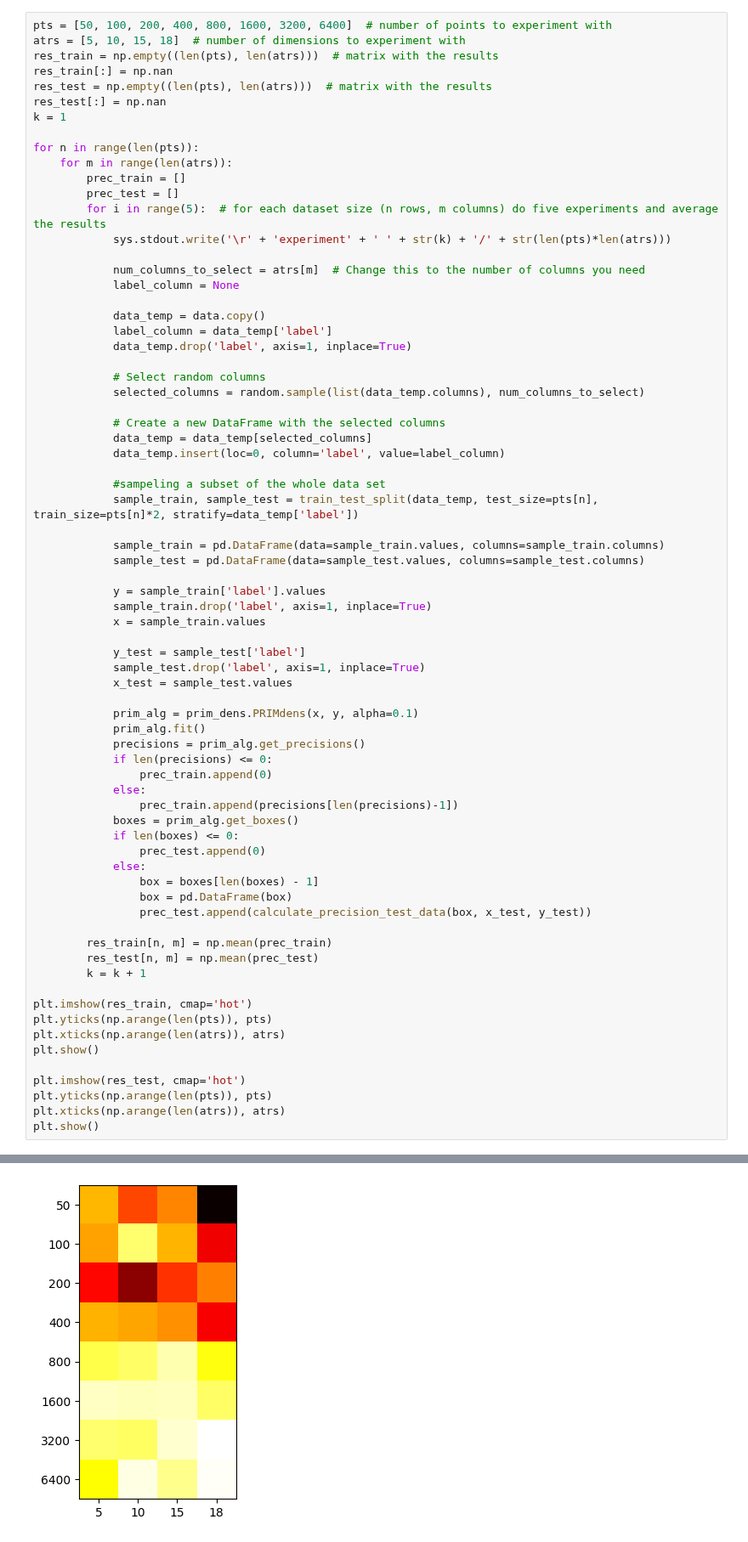
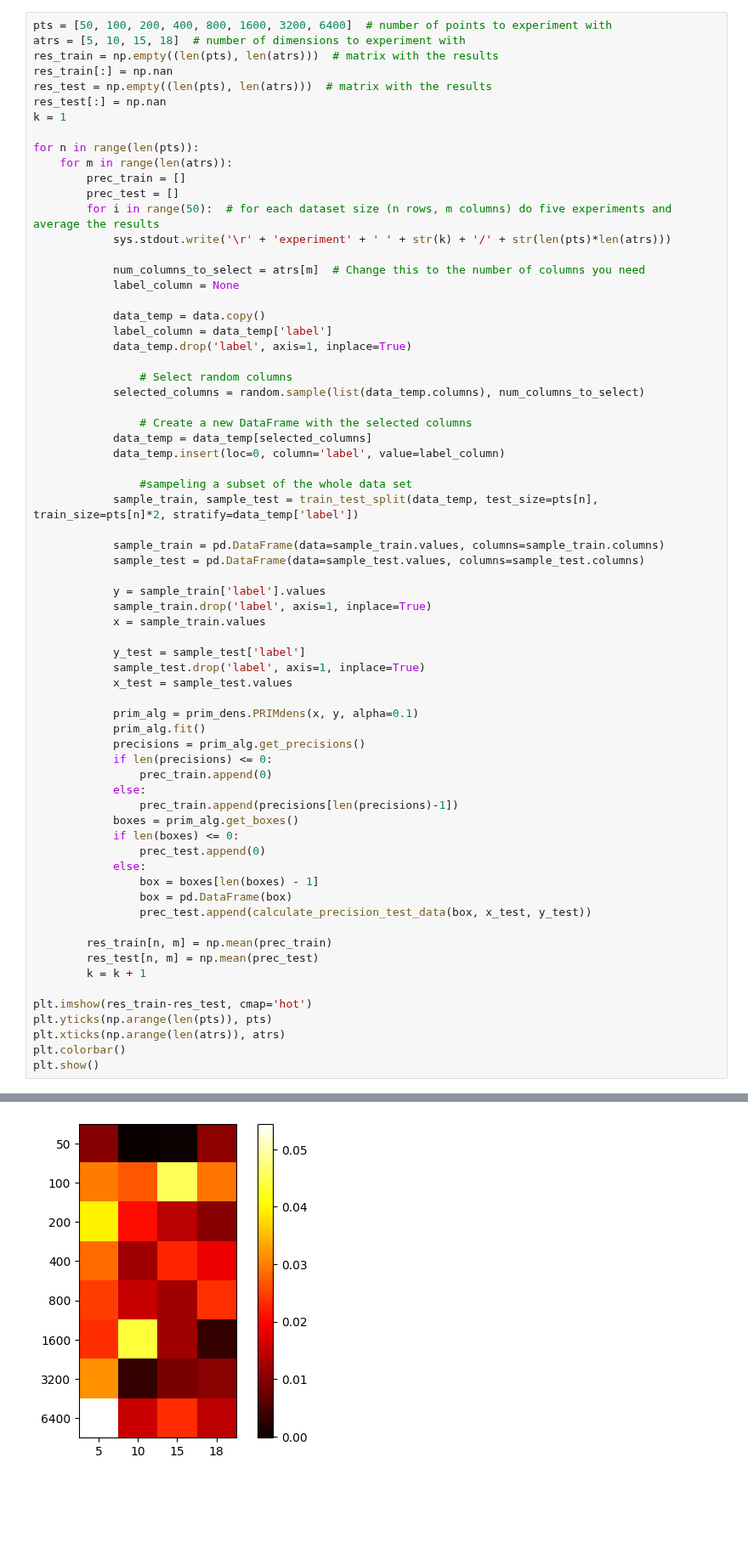
Before and after one commit to inagege/ImprovingSubgroupDiscovery, a Jupyter notebook: PRIM_Performance_Analyzing/PRIM_Baseline.ipynb, the cells around one changed output, grey strips where cells are left out. Shown at 85% size. Cells and saved outputs as stored; diff of their text form; blank space fills up the shorter version.

```diff
--- a/PRIM_Performance_Analyzing/PRIM_Baseline.ipynb
+++ b/PRIM_Performance_Analyzing/PRIM_Baseline.ipynb
@@ -172,7 +254,7 @@ for n in range(len(pts)):
     for m in range(len(atrs)):
         prec_train = []
         prec_test = []
-        for i in range(5):  # for each dataset size (n rows, m columns) do five experiments and average the results
+        for i in range(50):  # for each dataset size (n rows, m columns) do five experiments and average the results
             sys.stdout.write('\r' + 'experiment' + ' ' + str(k) + '/' + str(len(pts)*len(atrs)))
 
             num_columns_to_select = atrs[m]  # Change this to the number of columns you need
@@ -182,14 +264,14 @@ for n in range(len(pts)):
             label_column = data_temp['label']
             data_temp.drop('label', axis=1, inplace=True)
 
-            # Select random columns
+                # Select random columns
             selected_columns = random.sample(list(data_temp.columns), num_columns_to_select)
 
-            # Create a new DataFrame with the selected columns
+                # Create a new DataFrame with the selected columns
             data_temp = data_temp[selected_columns]
             data_temp.insert(loc=0, column='label', value=label_column)
 
-            #sampeling a subset of the whole data set
+                #sampeling a subset of the whole data set
             sample_train, sample_test = train_test_split(data_temp, test_size=pts[n], train_size=pts[n]*2, stratify=data_temp['label'])
 
             sample_train = pd.DataFrame(data=sample_train.values, columns=sample_train.columns)
@@ -200,37 +282,33 @@ for n in range(len(pts)):
             x = sample_train.values
 
             y_test = sample_test['label']
             sample_test.drop('label', axis=1, inplace=True)
             x_test = sample_test.values
 
             prim_alg = prim_dens.PRIMdens(x, y, alpha=0.1)
             prim_alg.fit()
             precisions = prim_alg.get_precisions()
             if len(precisions) <= 0:
                 prec_train.append(0)
             else:
                 prec_train.append(precisions[len(precisions)-1])
             boxes = prim_alg.get_boxes()
             if len(boxes) <= 0:
                 prec_test.append(0)
             else:
                 box = boxes[len(boxes) - 1]
                 box = pd.DataFrame(box)
                 prec_test.append(calculate_precision_test_data(box, x_test, y_test))
 
         res_train[n, m] = np.mean(prec_train)
         res_test[n, m] = np.mean(prec_test)
         k = k + 1
 
-plt.imshow(res_train, cmap='hot')
+plt.imshow(res_train-res_test, cmap='hot')
 plt.yticks(np.arange(len(pts)), pts)
 plt.xticks(np.arange(len(atrs)), atrs)
+plt.colorbar()
 plt.show()
-
-plt.imshow(res_test, cmap='hot')
-plt.yticks(np.arange(len(pts)), pts)
-plt.xticks(np.arange(len(atrs)), atrs)
-plt.show()
 # %% [output]
 experiment 32/32
-[figure, old version]
+[figure, new version]
```
Also changed, not shown: parts of 13 cells of this notebook, 10 other files.
